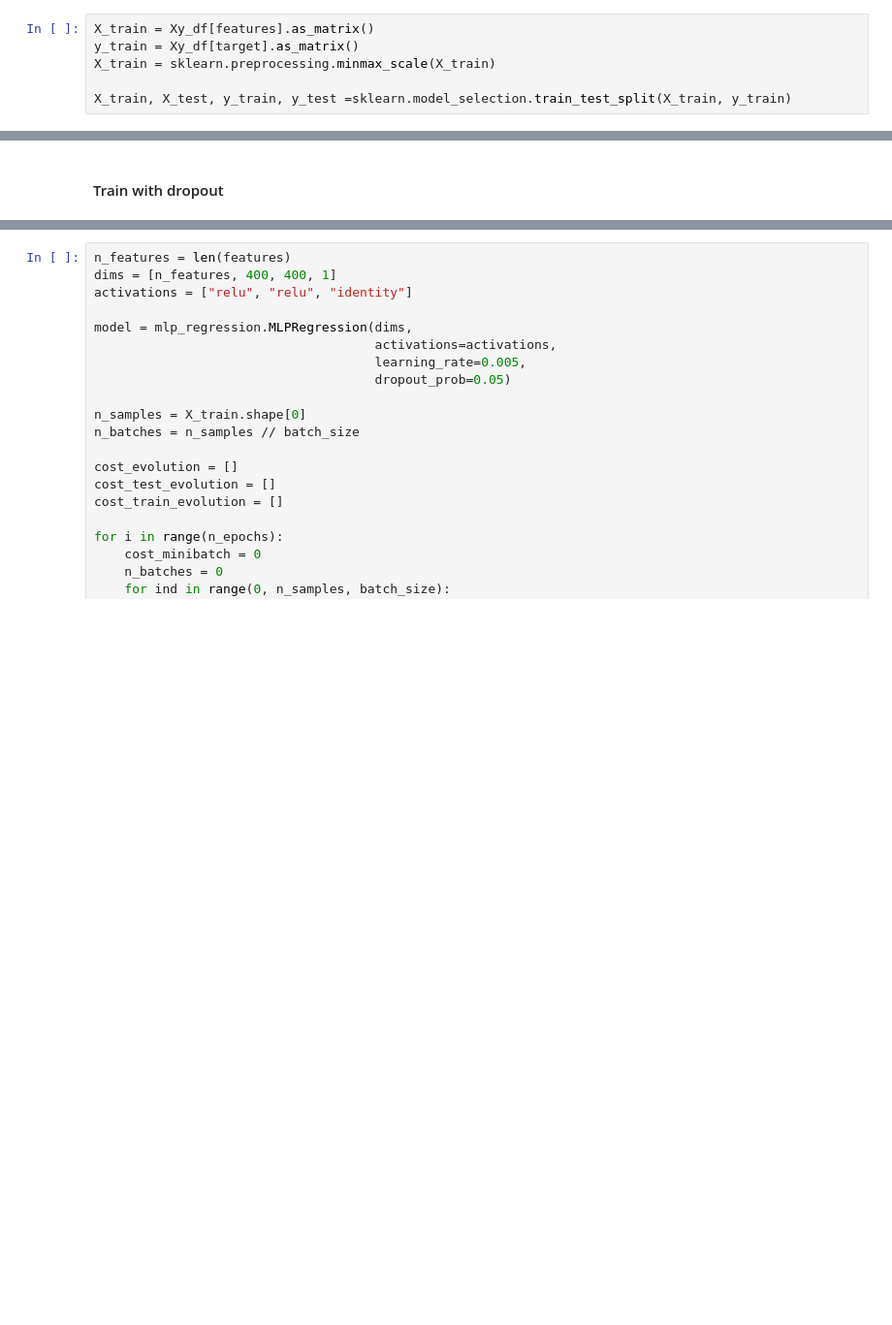
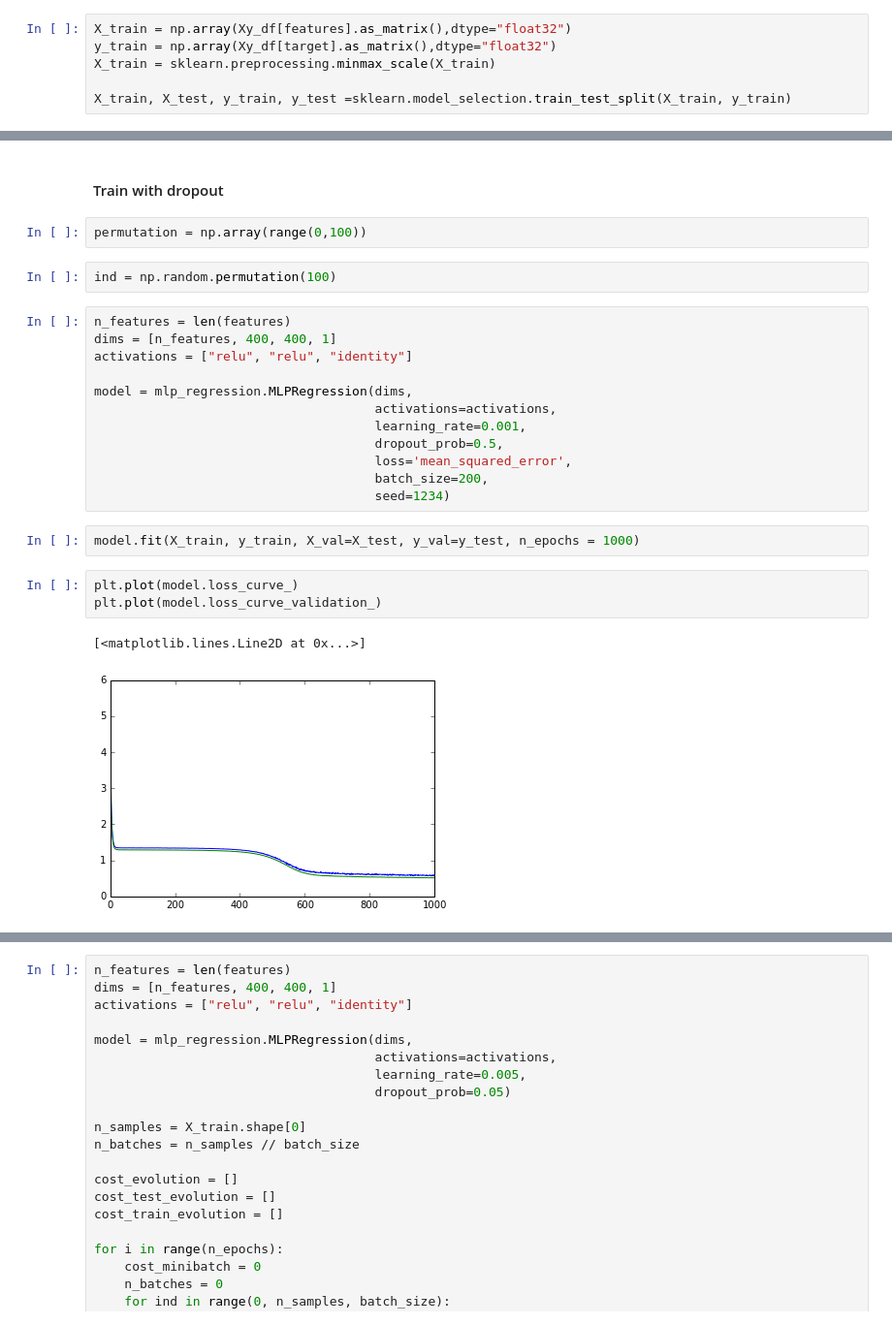
Before and after one commit to davidbp/connectionist, a Jupyter notebook: MLPRegression/mlp_regression_theano_example.ipynb, the cells around one changed output, grey strips where cells are left out. Shown at 97% size. Saved outputs shown, nothing was run; the diff lists cells and outputs as text; blank space fills up the shorter version.

Commit message:
Adding validation in fit

```diff
--- a/MLPRegression/mlp_regression_theano_example.ipynb
+++ b/MLPRegression/mlp_regression_theano_example.ipynb
@@ -35,8 +32,8 @@ features = ['MedInc', 'HouseAge', 'AveRooms', 'AveBedrms', 'Population',
 
 target = ['target']
 # %%
-X_train = Xy_df[features].as_matrix()
-y_train = Xy_df[target].as_matrix()
+X_train = np.array(Xy_df[features].as_matrix(),dtype="float32")
+y_train = np.array(Xy_df[target].as_matrix(),dtype="float32")
 X_train = sklearn.preprocessing.minmax_scale(X_train)
 
 X_train, X_test, y_train, y_test =sklearn.model_selection.train_test_split(X_train, y_train)
@@ -77,3 +50,27 @@ n_epochs = 300
 batch_size = 200
 # %% [markdown]
 #### Train with dropout
+# %%
+permutation = np.array(range(0,100))
+# %%
+ind = np.random.permutation(100)
+# %%
+n_features = len(features)
+dims = [n_features, 400, 400, 1]
+activations = ["relu", "relu", "identity"]
+
+model = mlp_regression.MLPRegression(dims,
+                                     activations=activations,
+                                     learning_rate=0.001,
+                                     dropout_prob=0.5,
+                                     loss='mean_squared_error',
+                                     batch_size=200,
+                                     seed=1234)
+# %%
+model.fit(X_train, y_train, X_val=X_test, y_val=y_test, n_epochs = 1000)
+# %%
+plt.plot(model.loss_curve_)
+plt.plot(model.loss_curve_validation_)
+# %% [output]
+[<matplotlib.lines.Line2D at 0x...>]
+[figure, added]
```
Also changed, not shown: parts of 17 cells of this notebook, 1 other file.
